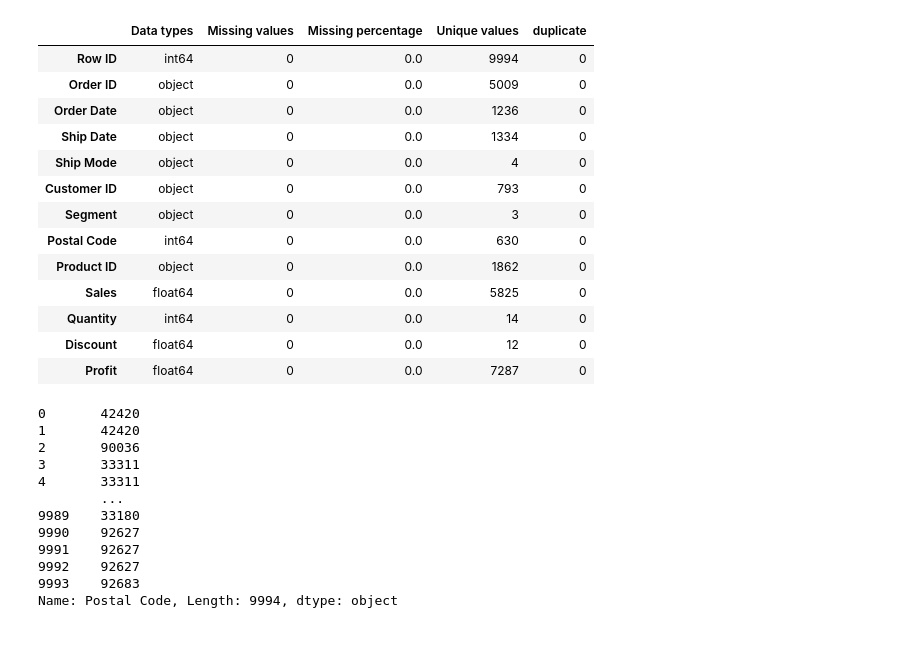
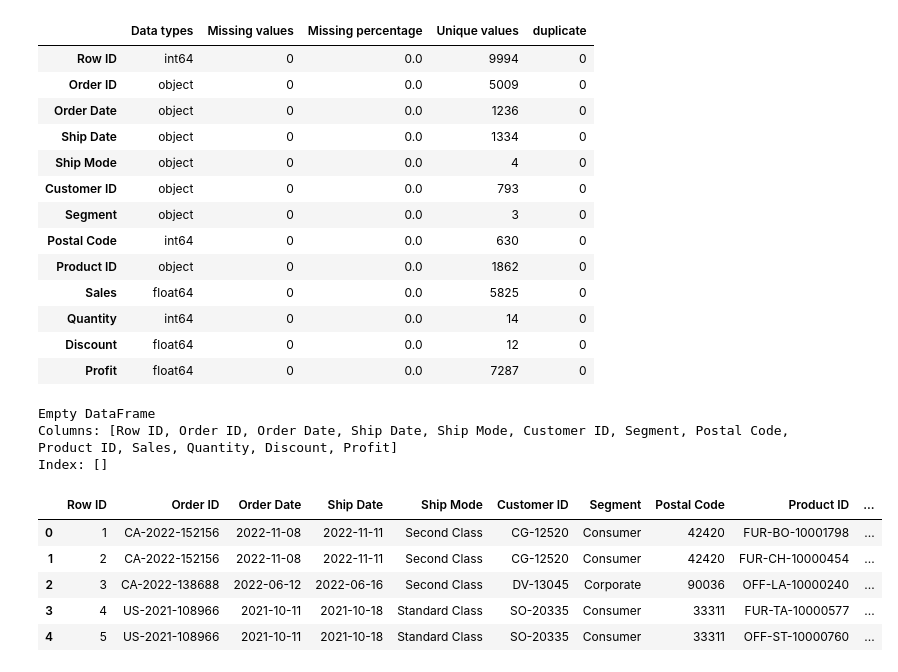
Before and after one commit to Ohenedarkoh/ecommerce-sales-pipeline, a Jupyter notebook: cleaning.ipynb, the cells around one changed output. Cells and saved outputs as stored; diff of their text form; code cells hidden in the pictures; blank space fills up the shorter version.

Commit message:
feat: complete data cleaning and transformation

```diff
--- a/cleaning.ipynb
+++ b/cleaning.ipynb
@@ -236,17 +236,20 @@ profile_col(Orders)
 Orders['Ship Date']= pd.to_datetime(Orders['Ship Date'],format="%d/%m/%Y")
 Orders['Order Date']=pd.to_datetime(Orders['Order Date'],format="%d/%m/%Y")
 # %%
-Orders['Postal Code'].astype('str')
+Orders['Postal Code'] = Orders['Postal Code'].astype('str')
-# %% [output]
-0       42420
-1       42420
-2       90036
-3       33311
-4       33311
-        ...
-9989    33180
-9990    92627
-9991    92627
-9992    92627
-9993    92683
-Name: Postal Code, Length: 9994, dtype: object
+# %%
+invalid_products= Orders[~Orders['Product ID'].isin(Products['Product ID'])]
+print(invalid_products)
+# %% [output]
+Empty DataFrame
+Columns: [Row ID, Order ID, Order Date, Ship Date, Ship Mode, Customer ID, Segment, Postal Code, Product ID, Sales, Quantity, Discount, Profit]
+Index: []
+# %%
+Orders.head()
+# %% [output]
+|  | Row ID | Order ID | Order Date | Ship Date | Ship Mode | Customer ID | Segment | Postal Code | Product ID | ... |
+| 0 | 1 | CA-2022-152156 | 2022-11-08 | 2022-11-11 | Second Class | CG-12520 | Consumer | 42420 | FUR-BO-10001798 | ... |
+| 1 | 2 | CA-2022-152156 | 2022-11-08 | 2022-11-11 | Second Class | CG-12520 | Consumer | 42420 | FUR-CH-10000454 | ... |
+| 2 | 3 | CA-2022-138688 | 2022-06-12 | 2022-06-16 | Second Class | DV-13045 | Corporate | 90036 | OFF-LA-10000240 | ... |
+| 3 | 4 | US-2021-108966 | 2021-10-11 | 2021-10-18 | Standard Class | SO-20335 | Consumer | 33311 | FUR-TA-10000577 | ... |
+| 4 | 5 | US-2021-108966 | 2021-10-11 | 2021-10-18 | Standard Class | SO-20335 | Consumer | 33311 | OFF-ST-10000760 | ... |
```
